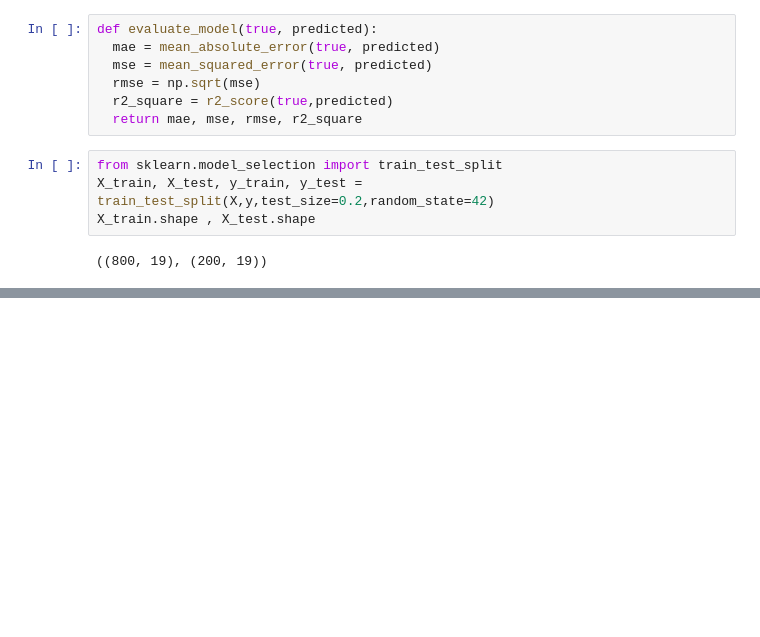
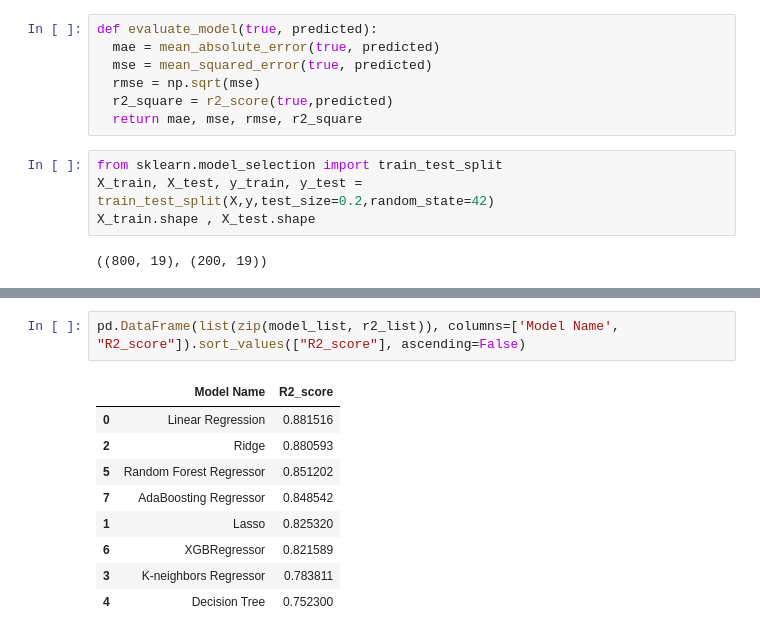
Before and after one commit to jonahuche12/endmlproject, a Jupyter notebook: data/MODEL_training.ipynb, the cells around one changed output, grey strips where cells are left out. Drawn from its saved outputs; the diff is of its cells as text; blank space fills up the shorter version.

Commit message:
Completion on Data Transformation and Model Trainer

```diff
--- a/data/MODEL_training.ipynb
+++ b/data/MODEL_training.ipynb
@@ -135,0 +192,12 @@ for i in range(len(list(models))):
+# %%
+pd.DataFrame(list(zip(model_list, r2_list)), columns=['Model Name', "R2_score"]).sort_values(["R2_score"], ascending=False)
+# %% [output]
+|  | Model Name | R2_score |
+| 0 | Linear Regression | 0.881516 |
+| 2 | Ridge | 0.880593 |
+| 5 | Random Forest Regressor | 0.851202 |
+| 7 | AdaBoosting Regressor | 0.848542 |
+| 1 | Lasso | 0.825320 |
+| 6 | XGBRegressor | 0.821589 |
+| 3 | K-neighbors Regressor | 0.783811 |
+| 4 | Decision Tree | 0.752300 |
```
Also changed, not shown: parts of 2 cells of this notebook, 7 other files.
